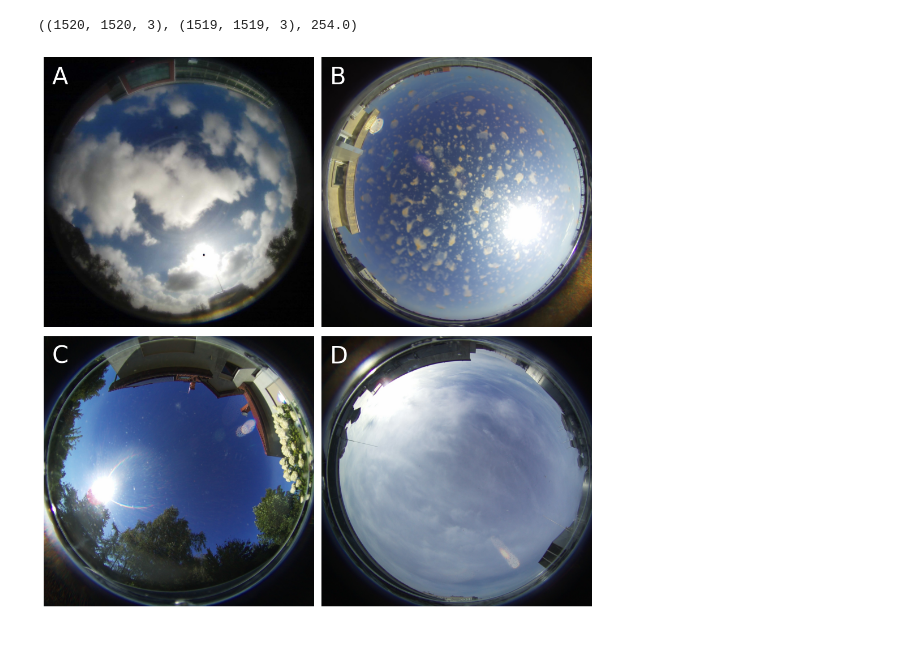
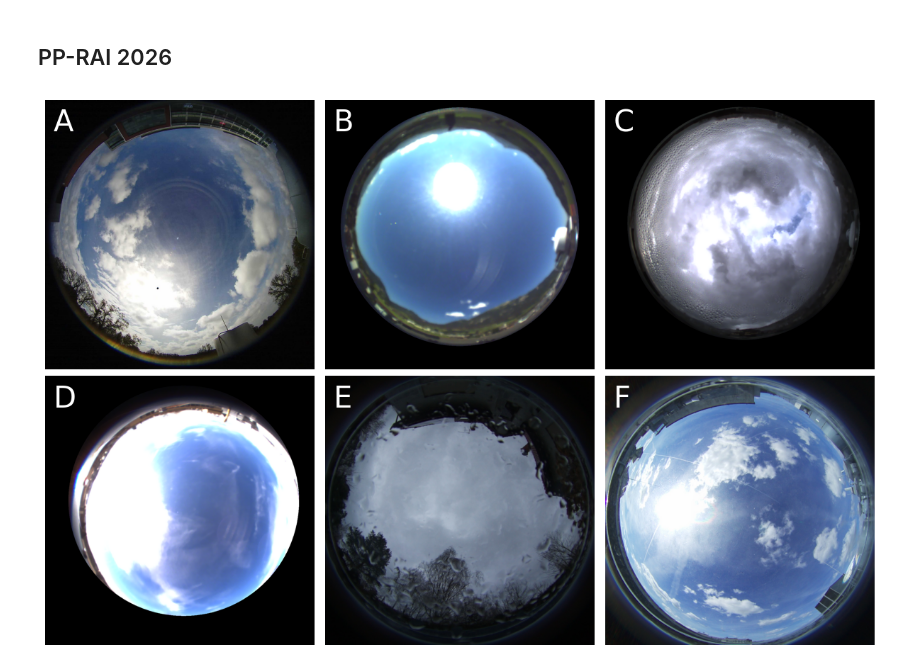
Before and after one commit to MatPiech/continual-solar-irradiance, a Jupyter notebook: notebooks/paper_visualization.ipynb, the cells around one changed output. Drawn from its saved outputs; the diff is of its cells as text; code cells hidden in the pictures; blank space fills up the shorter version.

Commit message:
Update paper visualizations

```diff
--- a/notebooks/paper_visualization.ipynb
+++ b/notebooks/paper_visualization.ipynb
@@ -15,21 +5,40 @@ img_poznan = np.asarray(Image.open(poznan_img_path))
-# %%
-img_poznan[:, 254:-254].shape, img_folsom.shape, (2028-1520) / 2
-# %% [output]
-((1520, 1520, 3), (1519, 1519, 3), 254.0)
+# %% [markdown]
+## PP-RAI 2026
+# %%
+folsom_img_path = './data/folsom_20160308_103000.jpg'
+alpnach_img_path = './data/alpnach_20180626_120000.png'
+neuchatel_img_path = './data/ne_20180201_140000.png'
+bern_img_path = './data/bern_20180308_120000.png'
+karpicko_img_path = './data/karpicko_20250228_130000.jpg'
+poznan_img_path = './data/poznan_20250410_150000.jpg'
+
+def load_image(image_path):
+    img = Image.open(image_path)
+    img_array = np.array(img)
+    return img_array
+
+img_folsom = load_image(folsom_img_path)
+img_alpnach = load_image(alpnach_img_path)
+img_neuchatel = load_image(neuchatel_img_path)
+img_bern = load_image(bern_img_path)
+img_karpicko = load_image(karpicko_img_path)
+img_poznan = load_image(poznan_img_path)
 # %%
-fig, ax = plt.subplots(2, 2, figsize=(10, 10))
+fig, ax = plt.subplots(2, 3, figsize=(12, 8))
 
 ax[0][0].imshow(img_folsom)
-ax[0][1].imshow(img_modena[:, 254:-254])
-ax[1][0].imshow(img_karpicko[:, 254:-254])
-ax[1][1].imshow(img_poznan[:, 254:-254])
+ax[0][1].imshow(img_alpnach)
+ax[0][2].imshow(img_neuchatel)
+ax[1][0].imshow(img_bern)
+ax[1][1].imshow(img_karpicko[:, 254:-254])
+ax[1][2].imshow(img_poznan[:, 254:-254])
 
 for _ax in ax.flatten():
     _ax.axis('off')
-    # set A, B, C, D labels
+    # set A, B, C, ... labels
     _ax.text(0.03, 0.97, chr(ord('A') + ax.flatten().tolist().index(_ax)), transform=_ax.transAxes, color='white', fontsize=30, va='top')
 
 plt.tight_layout()
 plt.savefig('sky_images.pdf', transparent=True)
 # %% [output]
-[figure, old version]
+[figure, new version]
```
Also changed, not shown: parts of 2 cells of this notebook, 6 other files.
